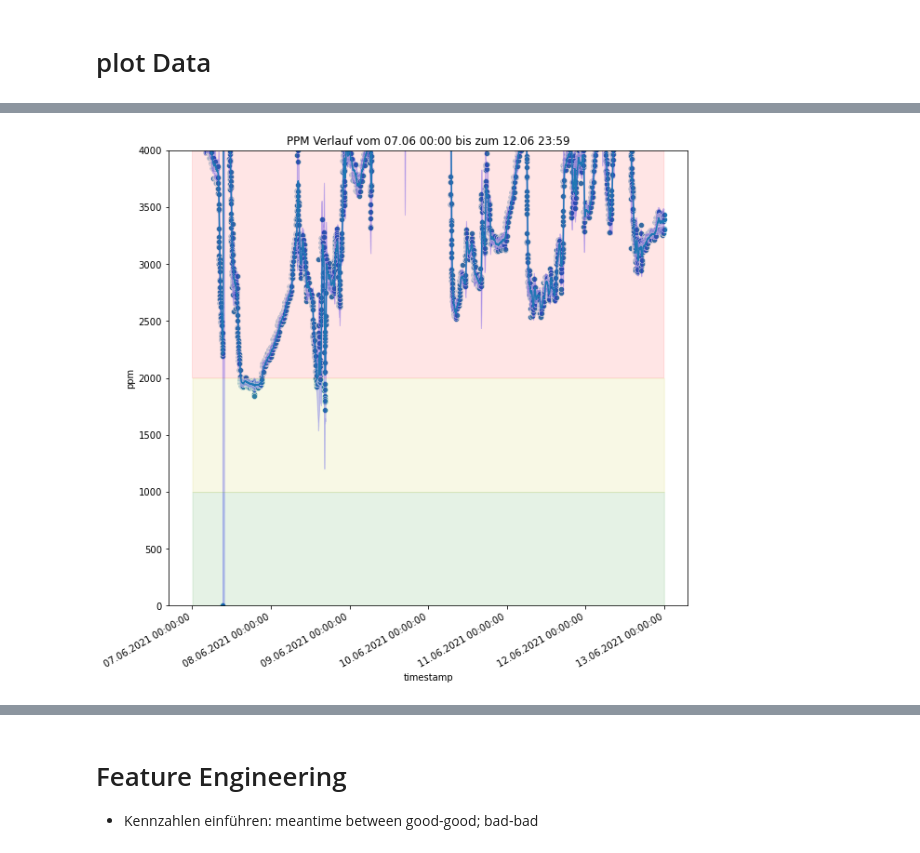
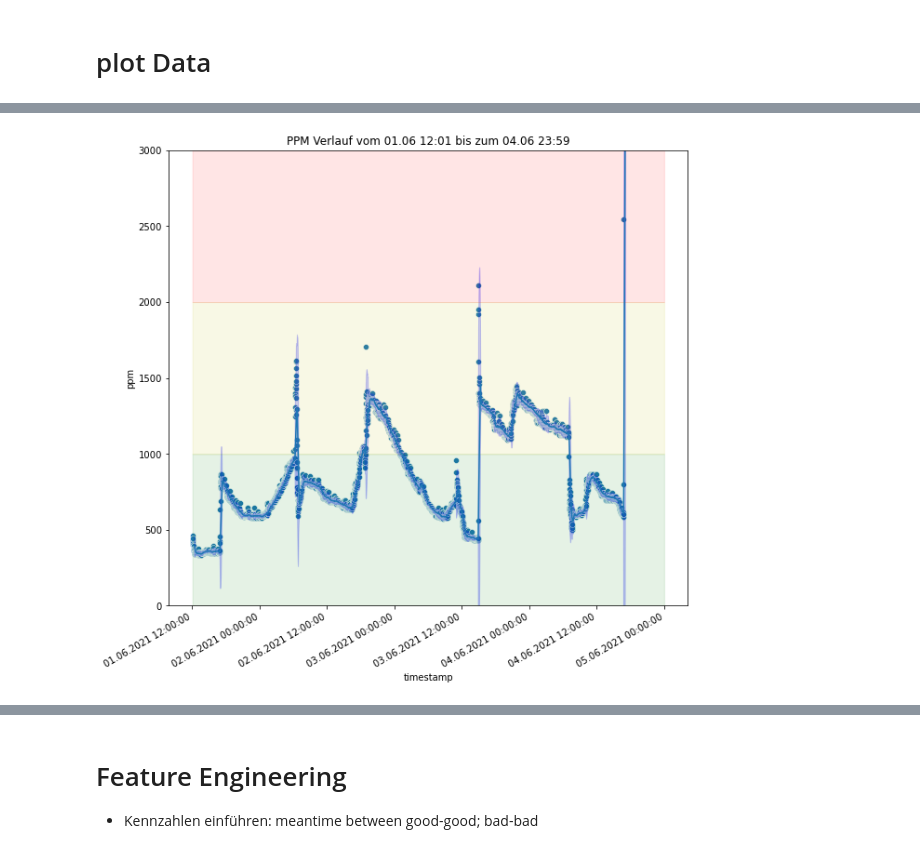
Before and after one commit to MatthiasSimons/airquality-measurement-device, a Jupyter notebook: airquality_analysis.ipynb, the cells around one changed output, grey strips where cells are left out. Drawn from its saved outputs; the diff is of its cells as text; code cells hidden in the pictures.

```diff
--- a/airquality_analysis.ipynb
+++ b/airquality_analysis.ipynb
@@ -141,4 +158,5 @@ plot_timeseries([day], "ppm")
-# %%
-plot_timeseries([kw23], "ppm")
-# %% [output]
-[figure, removed]
+# %%
+good_series = df[(df.index > "2021-06-01T00:00:00") & (df.index < "2021-06-05T00:00:00")]
+plot_timeseries([good_series], "ppm")
+# %% [output]
+[figure, added]
```
Also changed, not shown: parts of 11 cells of this notebook.
